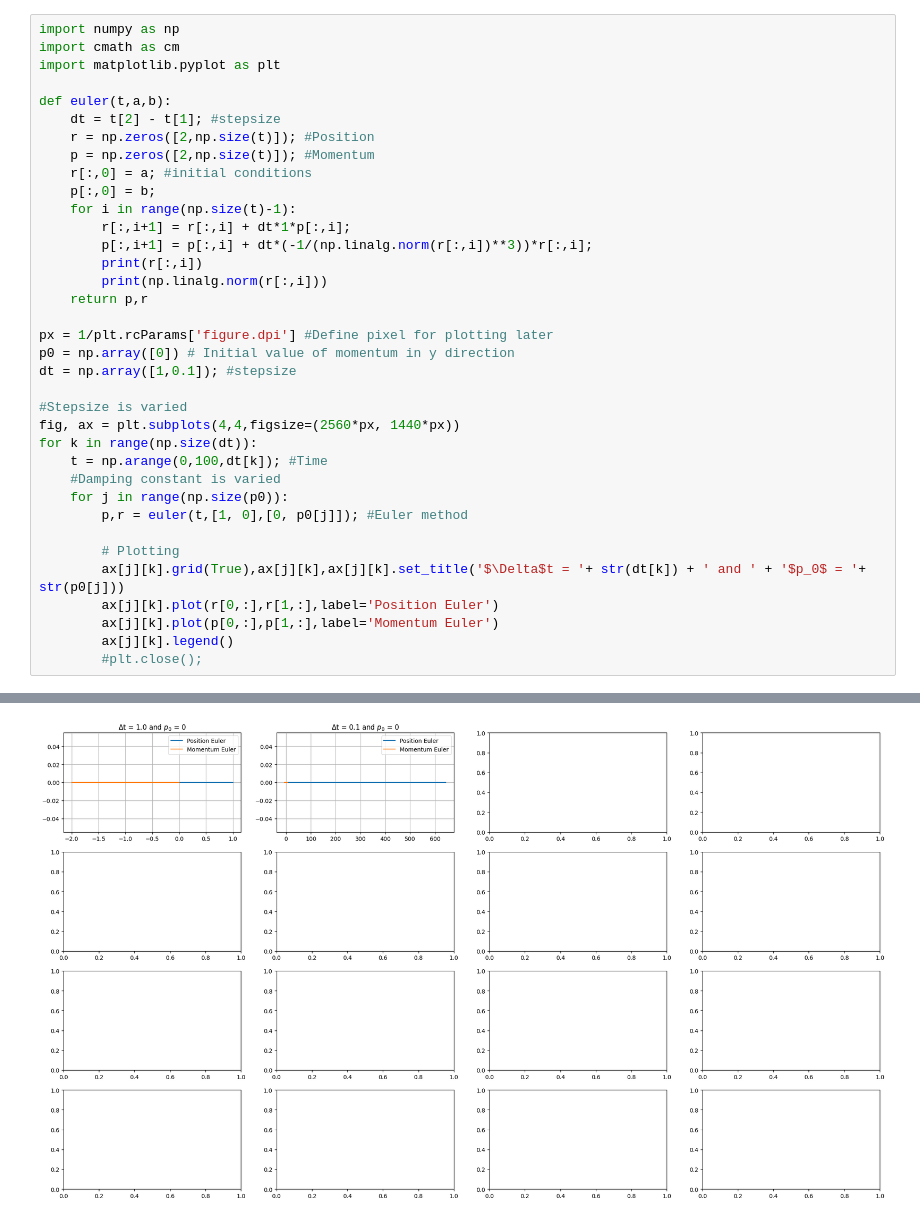
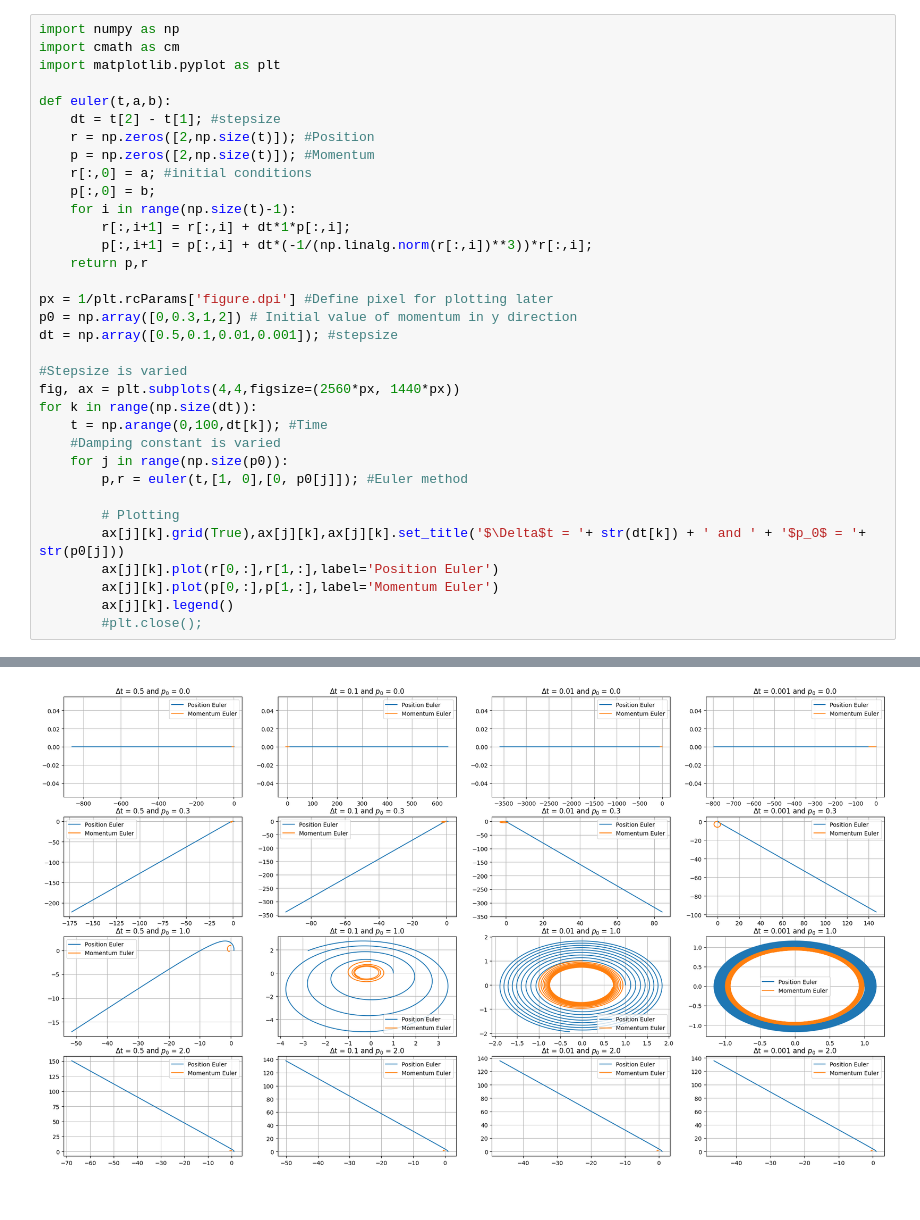
Before and after one commit to findus3006/Problem-3, a Jupyter notebook: Problem3-2.ipynb, the cells around one changed output, grey strips where cells are left out. Cells and saved outputs as stored; diff of their text form.

```diff
--- a/Problem3-2.ipynb
+++ b/Problem3-2.ipynb
@@ -12,13 +12,11 @@ def euler(t,a,b):
     for i in range(np.size(t)-1):
         r[:,i+1] = r[:,i] + dt*1*p[:,i];
         p[:,i+1] = p[:,i] + dt*(-1/(np.linalg.norm(r[:,i])**3))*r[:,i];
-        print(r[:,i])
-        print(np.linalg.norm(r[:,i]))
     return p,r
 
 px = 1/plt.rcParams['figure.dpi'] #Define pixel for plotting later
-p0 = np.array([0]) # Initial value of momentum in y direction
-dt = np.array([1,0.1]); #stepsize
+p0 = np.array([0,0.3,1,2]) # Initial value of momentum in y direction
+dt = np.array([0.5,0.1,0.01,0.001]); #stepsize
 
 #Stepsize is varied
 fig, ax = plt.subplots(4,4,figsize=(2560*px, 1440*px))
@@ -55 +36 @@ nan
-[figure, old version]
+[figure, new version]
```
Also changed, not shown: parts of 1 cell of this notebook, 3 other files.
